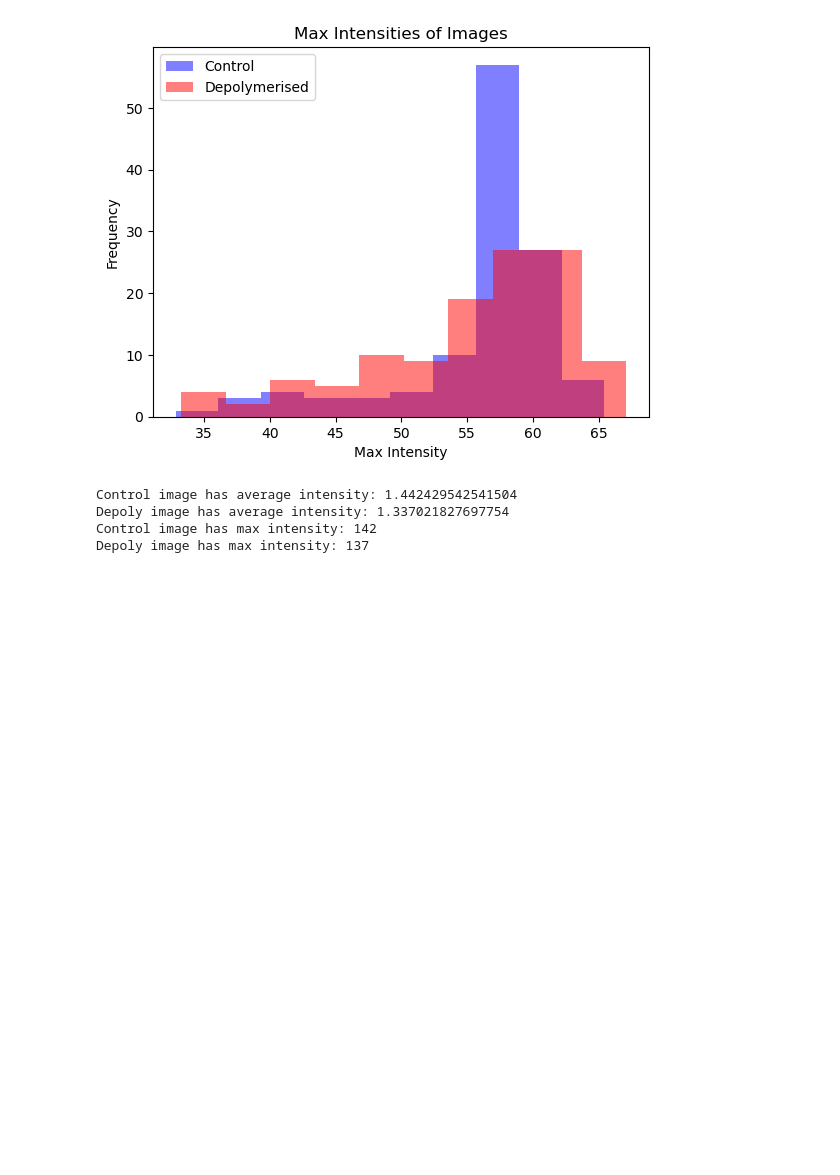
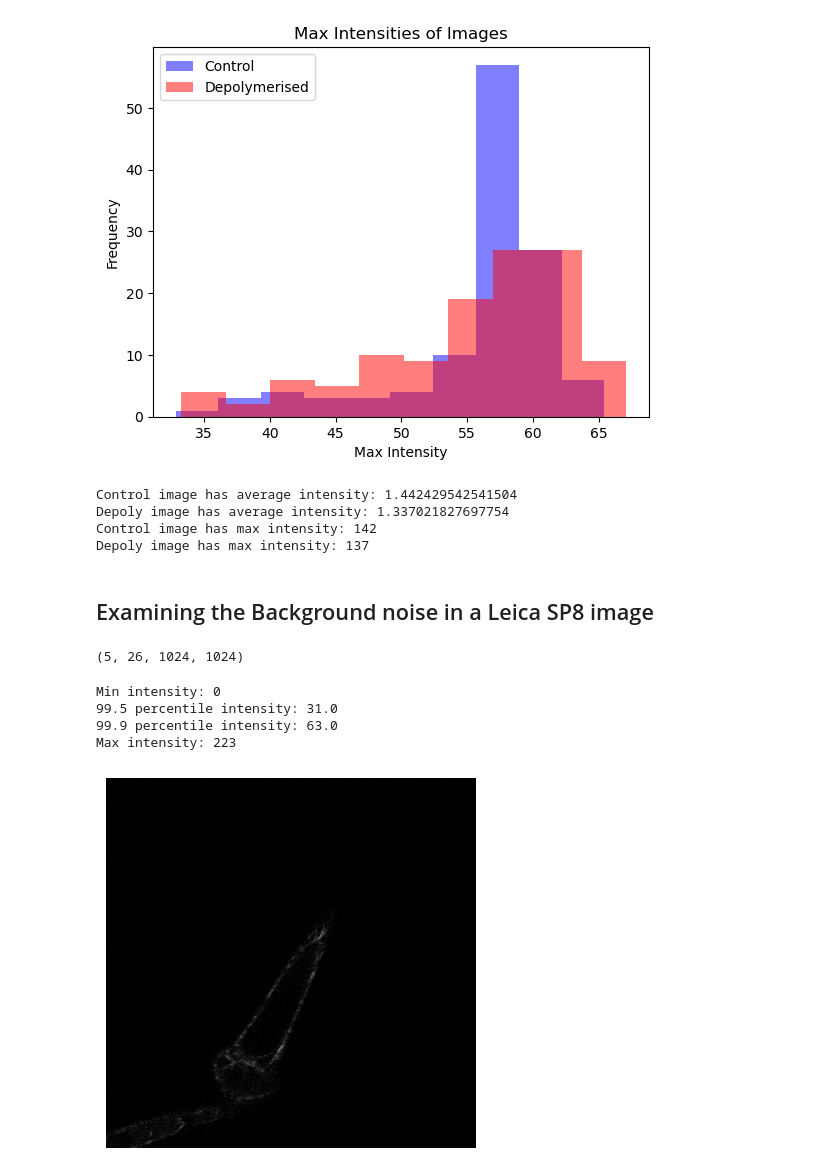
Before and after one commit to Karan0110/microsegmentation, a Jupyter notebook: JupyterNotebooks/Data Exploration.ipynb, the cells around one changed output. Saved outputs shown, nothing was run; the diff lists cells and outputs as text; code cells hidden in the pictures; blank space fills up the shorter version.

```diff
--- a/JupyterNotebooks/Data Exploration.ipynb
+++ b/JupyterNotebooks/Data Exploration.ipynb
@@ -246,3 +246,5 @@ Control image has average intensity: 1.442429542541504
 Depoly image has average intensity: 1.337021827697754
 Control image has max intensity: 142
 Depoly image has max intensity: 137
+# %% [markdown]
+## Examining the Background noise in a Leica SP8 image
@@ -248,0 +258,30 @@ Depoly image has max intensity: 137
+# %%
+# Path to your .tif file
+tif_file_path = '/Users/karan/MTData/test.tif'
+
+# Load the .tif file
+with tiff.TiffFile(tif_file_path) as tif:
+    # Read the image stack
+    images = tif.asarray()
+
+# Display the shape of the array to verify
+print(images.shape)
+# %% [output]
+(5, 26, 1024, 1024)
+# %%
+xy_slice = images[0, 10, :, :]
+
+print(f"Min intensity: {xy_slice.min()}")
+print(f"99.5 percentile intensity: {np.percentile(xy_slice, 99.5)}")
+print(f"99.9 percentile intensity: {np.percentile(xy_slice, 99.9)}")
+print(f"Max intensity: {xy_slice.max()}")
+
+plt.imshow(xy_slice, cmap='gray')
+plt.axis('off')
+plt.show()
+# %% [output]
+Min intensity: 0
+99.5 percentile intensity: 31.0
+99.9 percentile intensity: 63.0
+Max intensity: 223
+[figure, added]
```
Also changed, not shown: parts of 7 cells of this notebook, 30 other files.
